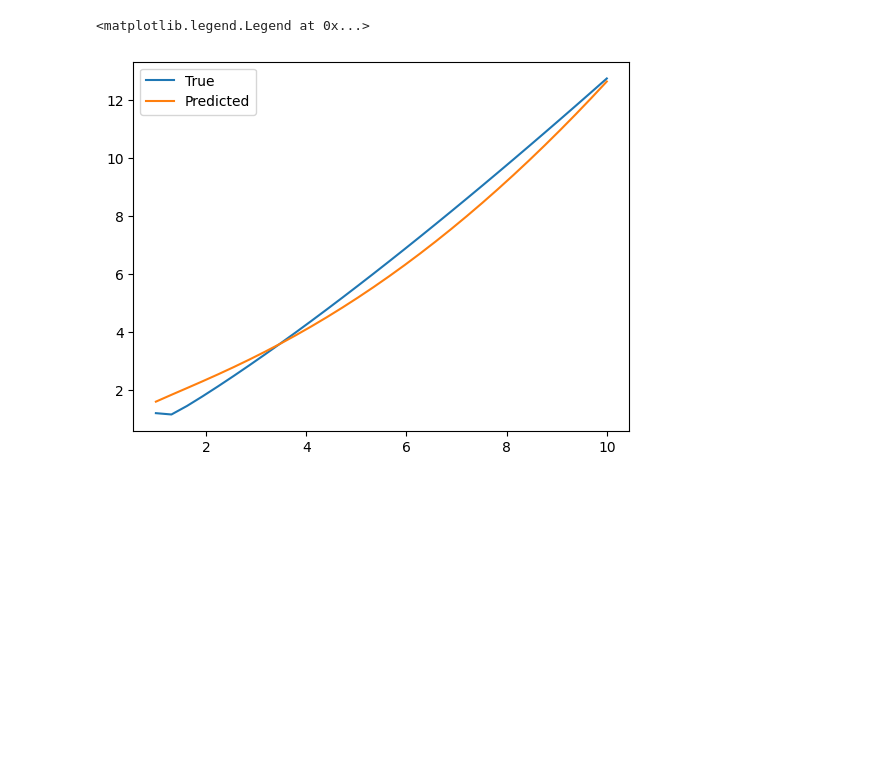
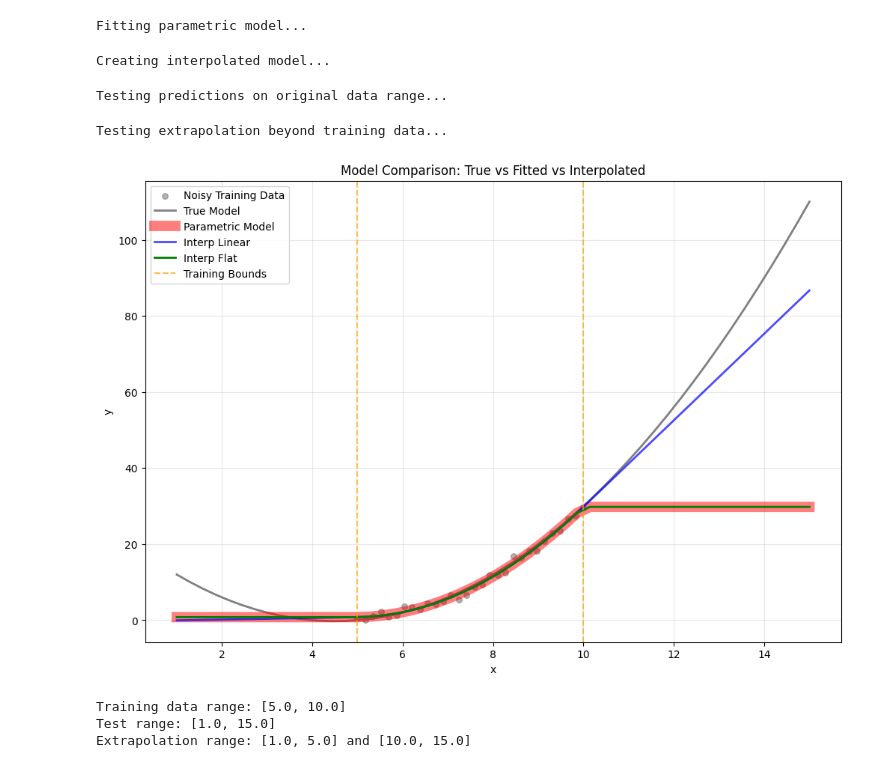
Before and after one commit to YimingZhang07/quantbullet, a Jupyter notebook: docs/experiments/parametric_model.ipynb, the cells around one changed output. Cells and saved outputs as stored; diff of their text form; code cells hidden in the pictures; blank space fills up the shorter version.

```diff
--- a/docs/experiments/parametric_model.ipynb
+++ b/docs/experiments/parametric_model.ipynb
@@ -21,7 +25,74 @@ y_pred = model.predict(x)
 # %%
-plt.plot(x, y_true, label='True')
-plt.plot(x, y_pred, label='Predicted')
-plt.legend()
+# Fit parametric model to noisy data
+print("Fitting parametric model...")
+model = AsymQuadModel(allow_extrapolation=False)
+model = model.fit(x, y_noisy)
 # %% [output]
-<matplotlib.legend.Legend at 0x...>
+Fitting parametric model...
-[figure, removed]
+# %%
+# Create interpolated model from parametric model
+print("Creating interpolated model...")
+interp_linear = InterpolatedModel.from_parametric_model(model, extrapolation="linear")
+interp_flat = InterpolatedModel.from_parametric_model(model, extrapolation="flat")
+# %% [output]
+Creating interpolated model...
+# %%
+# Test predictions on original data range
+print("Testing predictions on original data range...")
+y_pred_parametric = model.predict(x)
+y_pred_interp_linear = interp_linear.predict(x)
+y_pred_interp_flat = interp_flat.predict(x)
+# %% [output]
+Testing predictions on original data range...
+# %%
+# Test extrapolation beyond training data
+print("\nTesting extrapolation beyond training data...")
+x_extended = np.linspace(1, 15, 50)
+
+# True model predictions (ground truth)
+y_true_extended = true_model.predict(x_extended)
+
+# Parametric model predictions (with clipping due to allow_extrapolation=False)
+y_pred_parametric_ext = model.predict(x_extended)
+
+# Interpolated model predictions
+y_pred_interp_linear_ext = interp_linear.predict(x_extended)
+y_pred_interp_flat_ext = interp_flat.predict(x_extended)
+
+# Plot comparison
+plt.figure(figsize=(12, 8))
+
+# Plot original data points
+plt.scatter(x, y_noisy, alpha=0.6, color='gray', label='Noisy Training Data', s=30)
+
+# Plot true model
+plt.plot(x_extended, y_true_extended, 'gray', linewidth=2, label='True Model')
+
+# Plot parametric model
+plt.plot(x_extended, y_pred_parametric_ext, 'red', linewidth=10, label='Parametric Model', alpha=0.5)
+
+# Plot interpolated models
+plt.plot(x_extended, y_pred_interp_linear_ext, 'b', linewidth=2, label='Interp Linear', alpha=0.7)
+plt.plot(x_extended, y_pred_interp_flat_ext, 'g', linewidth=2, label='Interp Flat')
+
+# Mark training bounds
+plt.axvline(x=model.left_bound_, color='orange', linestyle='--', alpha=0.7, label='Training Bounds')
+plt.axvline(x=model.right_bound_, color='orange', linestyle='--', alpha=0.7)
+
+plt.xlabel('x')
+plt.ylabel('y')
+plt.title('Model Comparison: True vs Fitted vs Interpolated')
+plt.legend()
+plt.grid(True, alpha=0.3)
+plt.show()
+
+# Print extrapolation analysis
+print(f"Training data range: [{model.left_bound_}, {model.right_bound_}]")
+print(f"Test range: [{x_extended.min()}, {x_extended.max()}]")
+print(f"Extrapolation range: [{x_extended.min()}, {model.left_bound_}] and [{model.right_bound_}, {x_extended.max()}]")
+# %% [output]
+Testing extrapolation beyond training data...
+[figure, added]
+Training data range: [5.0, 10.0]
+Test range: [1.0, 15.0]
+Extrapolation range: [1.0, 5.0] and [10.0, 15.0]
```
Also changed, not shown: parts of 2 cells of this notebook.
